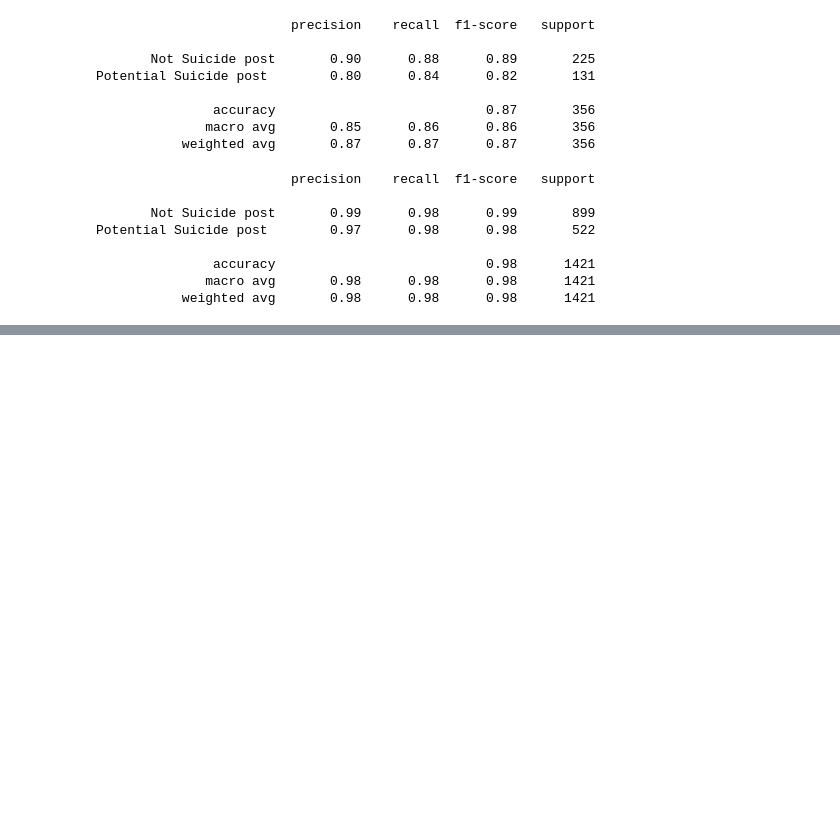
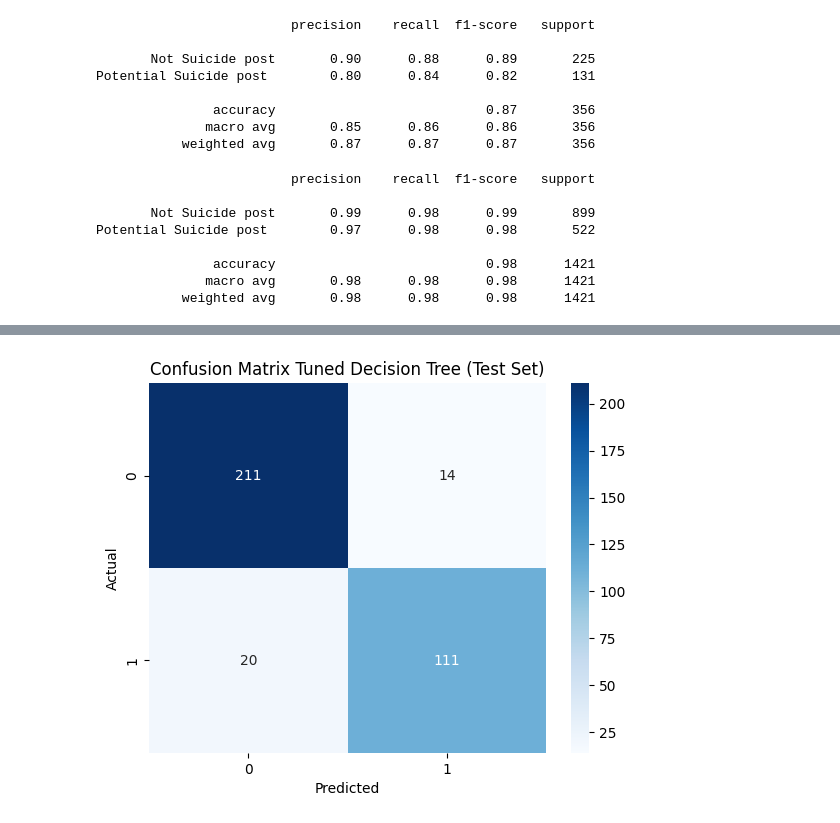
Before and after one commit to MaulanaHasyim/MaulanaHasyim, a Jupyter notebook: notebooks/kode_crawling_twitter.ipynb, the cells around one changed output, grey strips where cells are left out. Saved outputs shown, nothing was run; the diff lists cells and outputs as text; code cells hidden in the pictures; blank space fills up the shorter version.

```diff
--- a/notebooks/kode_crawling_twitter.ipynb
+++ b/notebooks/kode_crawling_twitter.ipynb
@@ -456,0 +540,20 @@ print("Best parameters:", opt.best_params_)
+# %%
+# Melakukan Pre Prune Tree
+param_dist = {
+    'max_depth': [5, 10, 15, None],
+    'min_samples_split': [2, 5, 15, 20, 30],
+    'min_samples_leaf': [1, 5, 10, 20],
+    'max_leaf_nodes': [5, 10, 15, 20, 25, 30, 35, 40, 45, 50, None],
+    'criterion': ['gini', 'entropy']
+}
+
+GridSearch_tree = DecisionTreeClassifier(random_state=42)
+grid_search_tree = GridSearchCV(estimator=GridSearch_tree, param_grid=param_dist, cv=5, verbose=2, n_jobs=-1, scoring="accuracy")
+
+grid_search_tree.fit(X_train_vect, y_train)
+
+# Hyperparameter terbaik
+best_params = grid_search_tree.best_params_
+print(f"Hyperparameter terbaik: {best_params}")
+best_score = grid_search_tree.best_score_
+print(f"Score Terbaik: {best_score}")
@@ -456,0 +655,3 @@ print("Best parameters:", opt.best_params_)
+# %%
+dt_prune = DecisionTreeClassifier(**best_params, random_state=42)
+dt_prune.fit(X_train_vect, y_train)
@@ -456,0 +660,3 @@ print("Best parameters:", opt.best_params_)
+# %%
+y_pred_tree_prune = dt_prune.predict(X_test_vect)
+print(classification_report(y_test, y_pred_tree_prune))
@@ -456,0 +684,8 @@ print("Best parameters:", opt.best_params_)
+# %%
+sns.heatmap(confusion_matrix(y_test, y_pred_tree_prune), annot=True, fmt='g', cmap='Blues')
+plt.xlabel('Predicted')
+plt.ylabel('Actual')
+plt.title('Confusion Matrix Tuned Decision Tree (Test Set)')
+plt.show()
+# %% [output]
+[figure, added]
```
Also changed, not shown: parts of 23 cells of this notebook.
